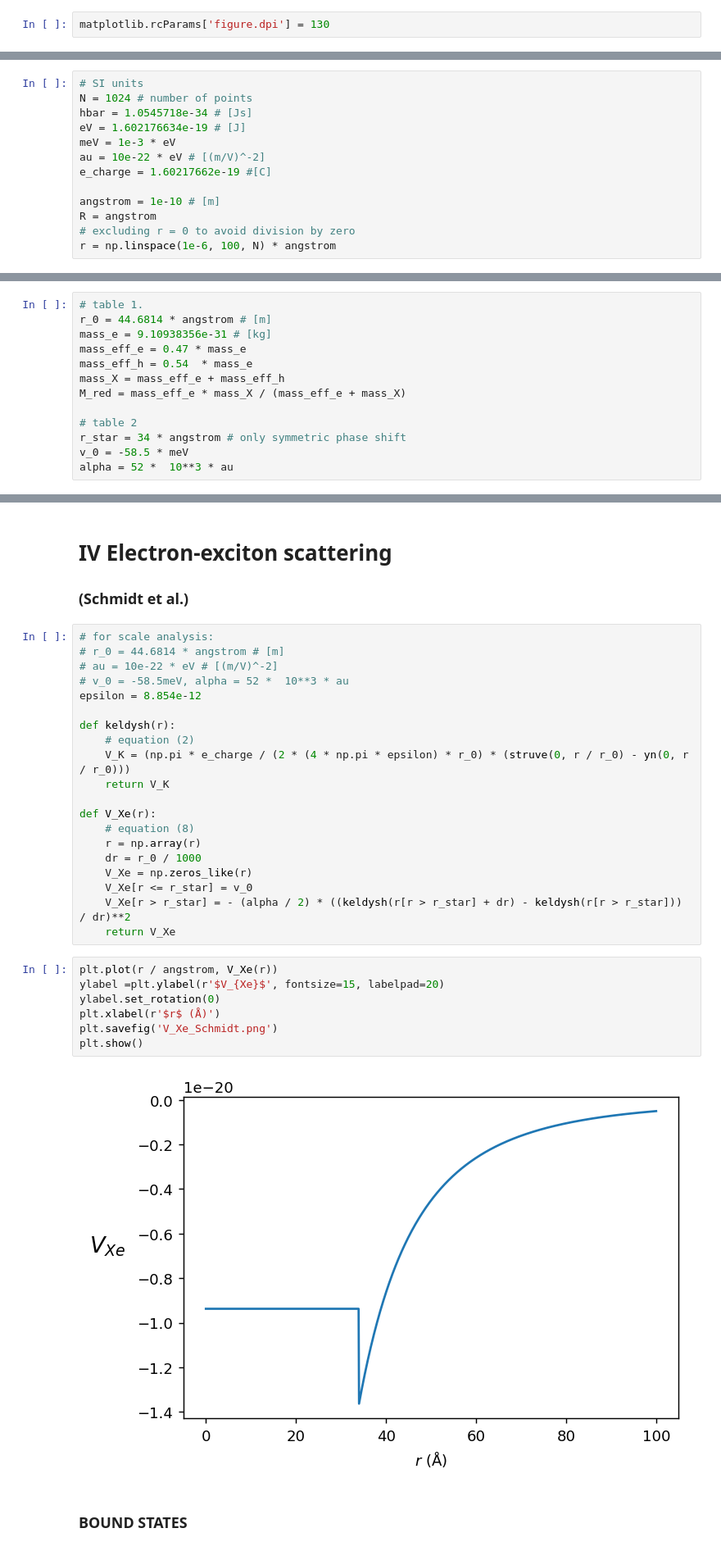
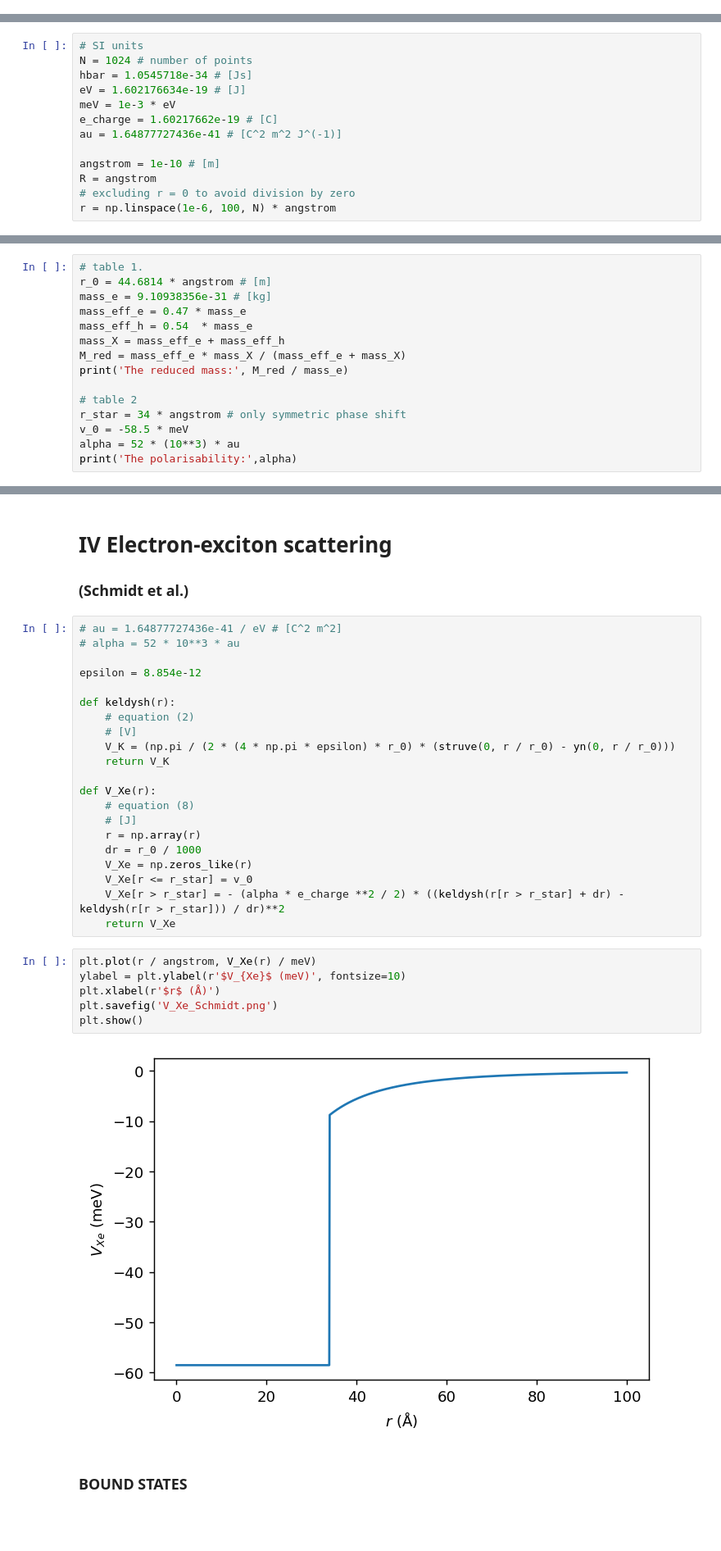
Before and after one commit to anabanami/scatterbrain, a Jupyter notebook: scatterbrain.ipynb, the cells around one changed output, grey strips where cells are left out. Shown at 82% size. Saved outputs shown, nothing was run; the diff lists cells and outputs as text; blank space fills up the shorter version.

```diff
--- a/scatterbrain.ipynb
+++ b/scatterbrain.ipynb
@@ -6,8 +6,6 @@ from scipy.special import struve, yn, riccati_jn, riccati_yn
 import numpy as np
 import matplotlib
 import matplotlib.pyplot as plt
-# %%
-matplotlib.rcParams['figure.dpi'] = 130
 # %% [markdown]
 ### SI units
 # %%
@@ -16,8 +14,8 @@ N = 1024 # number of points
 hbar = 1.0545718e-34 # [Js]
 eV = 1.602176634e-19 # [J]
 meV = 1e-3 * eV
-au = 10e-22 * eV # [(m/V)^-2]
-e_charge = 1.60217662e-19 #[C]
+e_charge = 1.60217662e-19 # [C]
+au = 1.64877727436e-41 # [C^2 m^2 J^(-1)]
 
 angstrom = 1e-10 # [m]
 R = angstrom
@@ -33,8 +31,10 @@ mass_eff_e = 0.47 * mass_e
 mass_eff_h = 0.54  * mass_e
 mass_X = mass_eff_e + mass_eff_h
 M_red = mass_eff_e * mass_X / (mass_eff_e + mass_X)
+print('The reduced mass:', M_red / mass_e)
 
 # table 2
 r_star = 34 * angstrom # only symmetric phase shift
 v_0 = -58.5 * meV
-alpha = 52 *  10**3 * au
+alpha = 52 * (10**3) * au
+print('The polarisability:',alpha)
@@ -49,34 +52,34 @@ k = np.sqrt(2 * M_red * E) / hbar
 # IV Electron-exciton scattering
 ### (Schmidt et al.)
 # %%
-# for scale analysis:
-# r_0 = 44.6814 * angstrom # [m]
-# au = 10e-22 * eV # [(m/V)^-2]
-# v_0 = -58.5meV, alpha = 52 *  10**3 * au
+# au = 1.64877727436e-41 / eV # [C^2 m^2]
+# alpha = 52 * 10**3 * au
+
 epsilon = 8.854e-12
 
 def keldysh(r):
     # equation (2)
-    V_K = (np.pi * e_charge / (2 * (4 * np.pi * epsilon) * r_0) * (struve(0, r / r_0) - yn(0, r / r_0)))
+    # [V]
+    V_K = (np.pi / (2 * (4 * np.pi * epsilon) * r_0) * (struve(0, r / r_0) - yn(0, r / r_0)))
     return V_K
 
 def V_Xe(r):
     # equation (8)
+    # [J]
     r = np.array(r)
     dr = r_0 / 1000
     V_Xe = np.zeros_like(r)
     V_Xe[r <= r_star] = v_0
-    V_Xe[r > r_star] = - (alpha / 2) * ((keldysh(r[r > r_star] + dr) - keldysh(r[r > r_star])) / dr)**2
+    V_Xe[r > r_star] = - (alpha * e_charge **2 / 2) * ((keldysh(r[r > r_star] + dr) - keldysh(r[r > r_star])) / dr)**2
     return V_Xe
 # %%
-plt.plot(r / angstrom, V_Xe(r))
-ylabel =plt.ylabel(r'$V_{Xe}$', fontsize=15, labelpad=20)
-ylabel.set_rotation(0)
+plt.plot(r / angstrom, V_Xe(r) / meV)
+ylabel = plt.ylabel(r'$V_{Xe}$ (meV)', fontsize=10)
 plt.xlabel(r'$r$ (Å)')
 plt.savefig('V_Xe_Schmidt.png')
 plt.show()
 # %% [output]
-[figure, old version]
+[figure, new version]
 # %% [markdown]
 ### BOUND STATES
 # %% [markdown]
```
Also changed, not shown: parts of 9 cells of this notebook, 20 other files.
